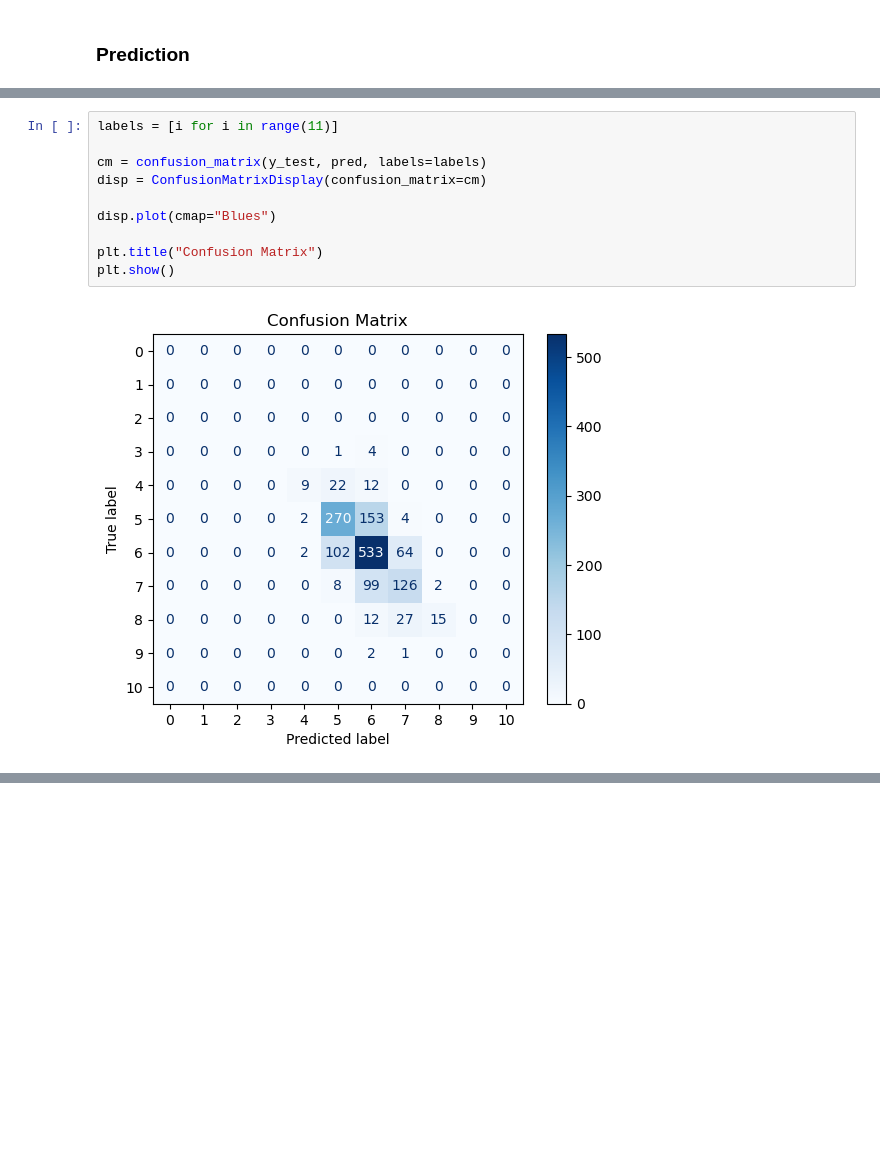
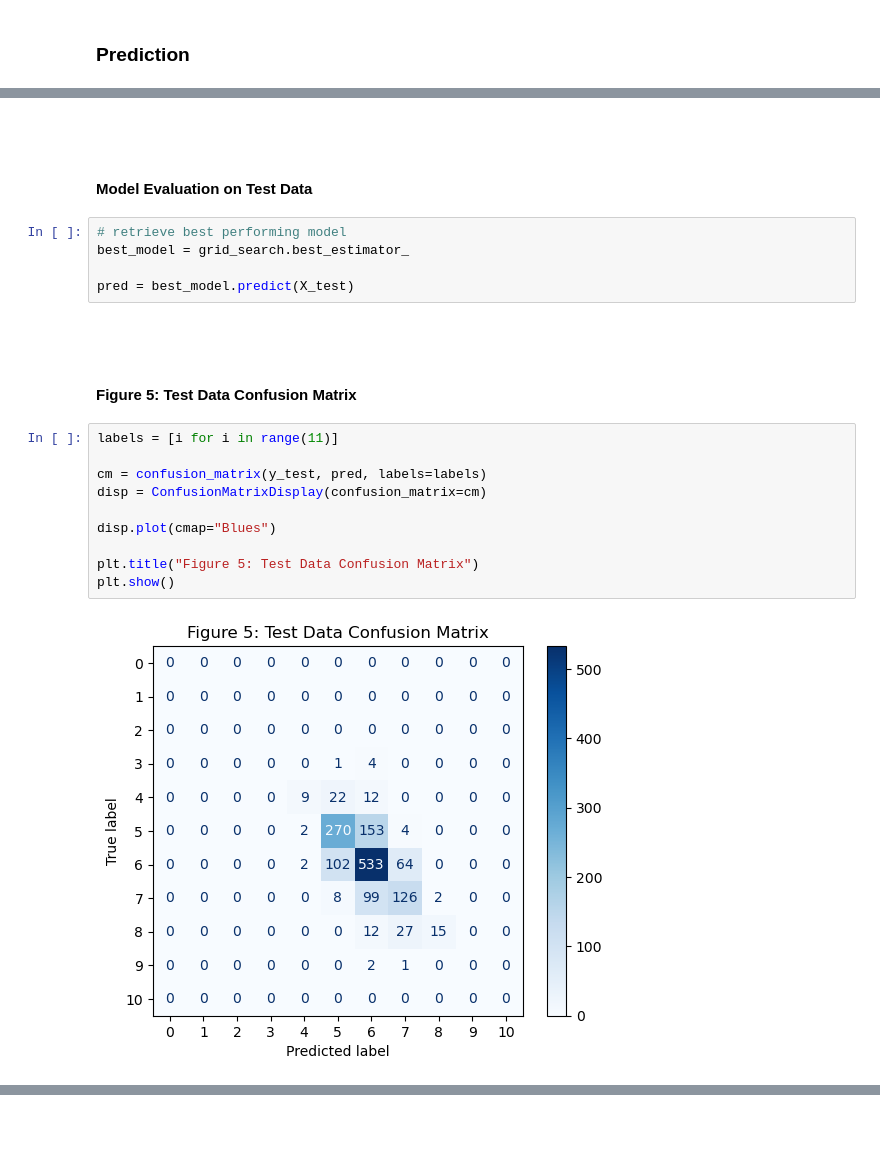
Before and after one commit to UBC-DSCI-310-2025W2/dsci-310-group-07, a Jupyter notebook: reports/white_wine_quality_analysis.ipynb, the cells around one changed output, grey strips where cells are left out. Saved outputs shown, nothing was run; the diff lists cells and outputs as text; blank space fills up the shorter version.

Commit message:
cleaned report style, seperated methods and results, added prediction explanation and discussion

```diff
--- a/reports/white_wine_quality_analysis.ipynb
+++ b/reports/white_wine_quality_analysis.ipynb
@@ -285,12 +303,25 @@ Test F1-Score: 0.378
+# %% [markdown]
+<br>
+# %% [markdown]
+#### Model Evaluation on Test Data
+# %%
+# retrieve best performing model
+best_model = grid_search.best_estimator_
+
+pred = best_model.predict(X_test)
+# %% [markdown]
+<br>
+# %% [markdown]
+#### Figure 5: Test Data Confusion Matrix
 # %%
 labels = [i for i in range(11)]
 
 cm = confusion_matrix(y_test, pred, labels=labels)
 disp = ConfusionMatrixDisplay(confusion_matrix=cm)
 
 disp.plot(cmap="Blues")
 
-plt.title("Confusion Matrix")
+plt.title("Figure 5: Test Data Confusion Matrix")
 plt.show()
 # %% [output]
-[figure, old version]
+[figure, new version]
```
Also changed, not shown: parts of 59 cells of this notebook.
